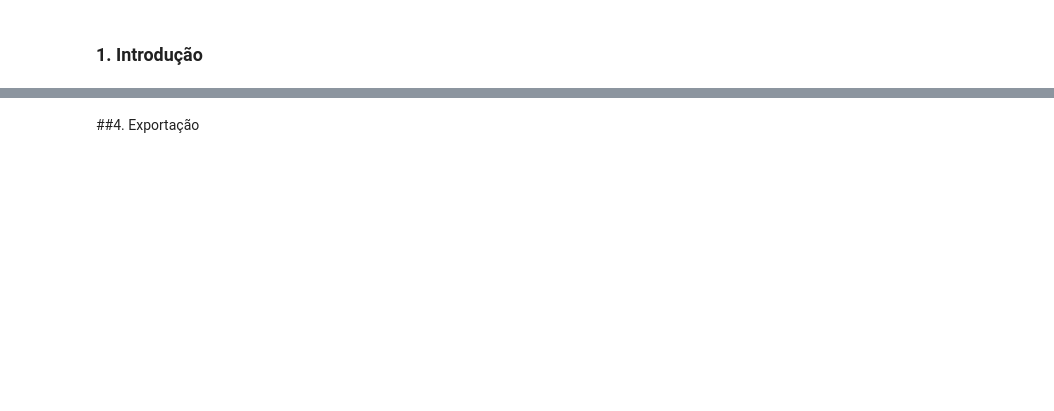
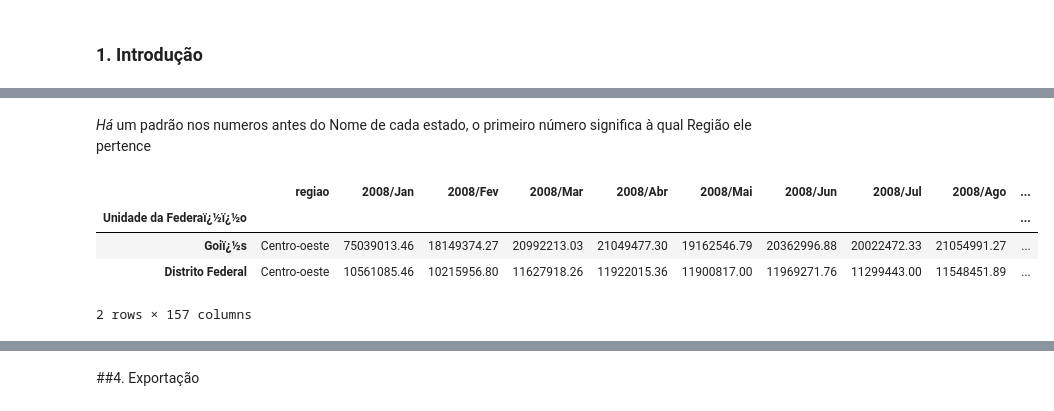
Before and after one commit to lfhillesheim/analise_data_sus, a Jupyter notebook: notebooks/tratamento.ipynb, the cells around one changed output, grey strips where cells are left out. Saved outputs shown, nothing was run; the diff lists cells and outputs as text; code cells hidden in the pictures; blank space fills up the shorter version.

```diff
--- a/notebooks/tratamento.ipynb
+++ b/notebooks/tratamento.ipynb
@@ -66,0 +128,19 @@ dados_aux = pd.read_csv(
+# %% [markdown]
+*Há* um padrão nos numeros antes do Nome de cada estado, o primeiro número significa à qual Região ele pertence
+# %%
+'''Vamos criar uma coluna região, "splitando" o primeiro caracter da coluna UF e excluindo a sujeira da coluna UF;'''
+
+dados_valor_estado.insert(0, 'regiao',  dados_valor_estado.index.str.slice(0,1) )
+dados_valor_estado.index = dados_valor_estado.index.str.slice(3,)
+
+'''Aqui vamos alterar o numero que sobrou para sua região correspondente'''
+
+replace_values = { "1":"Norte","2":'Nordeste',"3":'Sudeste',"4":'Sul',"5":'Centro-oeste'}
+dados_valor_estado = dados_valor_estado.replace({"regiao" : replace_values})
+dados_valor_estado.tail(2)
+# %% [output]
+|  | regiao | 2008/Jan | 2008/Fev | 2008/Mar | 2008/Abr | 2008/Mai | 2008/Jun | 2008/Jul | 2008/Ago | ... |
+| Unidade da Federaï¿½ï¿½o |  |  |  |  |  |  |  |  |  | ... |
+| Goiï¿½s | Centro-oeste | 75039013.46 | 18149374.27 | 20992213.03 | 21049477.30 | 19162546.79 | 20362996.88 | 20022472.33 | 21054991.27 | ... |
+| Distrito Federal | Centro-oeste | 10561085.46 | 10215956.80 | 11627918.26 | 11922015.36 | 11900817.00 | 11969271.76 | 11299443.00 | 11548451.89 | ... |
+2 rows × 157 columns
```
Also changed, not shown: parts of 23 cells of this notebook.
